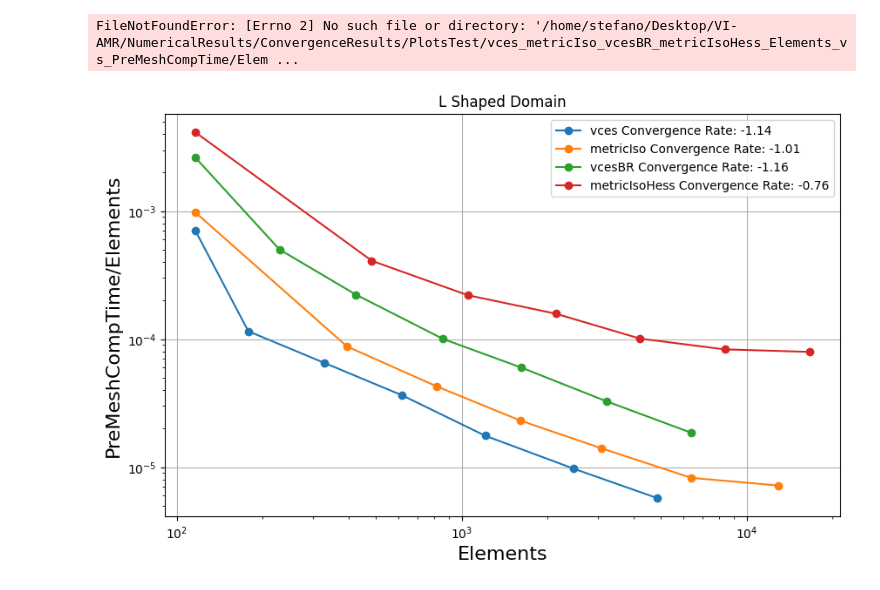
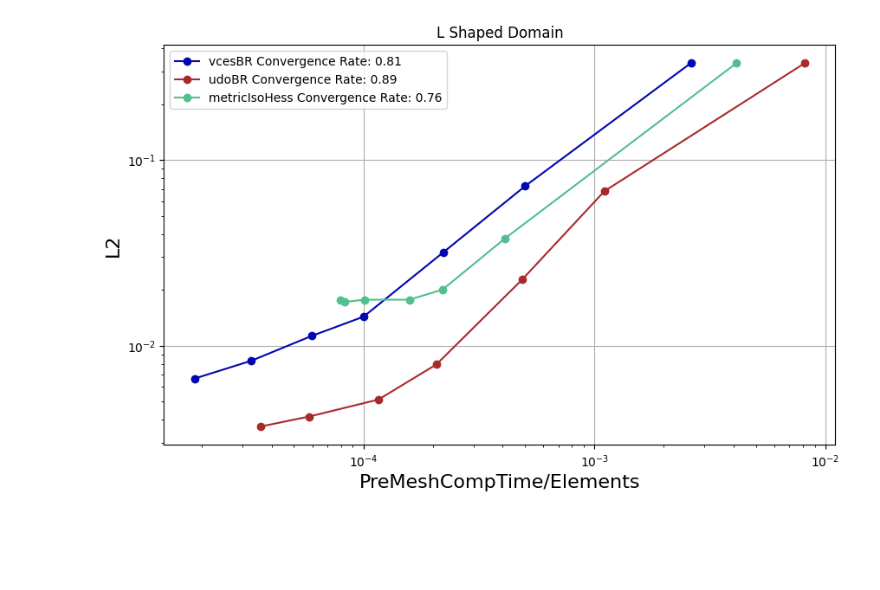
Before and after one commit to StefanoFochesatto/VI-AMR, a Jupyter notebook: NumericalResults/ConvergenceResults/PlotExplorer.ipynb, the cells around one changed output. Drawn from its saved outputs; the diff is of its cells as text; code cells hidden in the pictures; blank space fills up the shorter version.

Commit message:
refactored generatePlots, cleaned up results

```diff
--- a/NumericalResults/ConvergenceResults/PlotExplorer.ipynb
+++ b/NumericalResults/ConvergenceResults/PlotExplorer.ipynb
@@ -7,7 +7,7 @@ import os
 import argparse
 # %%
 
-def getPlot(Convdf, methodslist, x, y, title, plottype=None, legend = True):
+def getPlot(Convdf, methodslist, x, y, title, plottype=None, methodcolors = None,legend = True):
 
     # plotting types
     if plottype == "loglog":
@@ -20,24 +20,24 @@ def getPlot(Convdf, methodslist, x, y, title, plottype=None, legend = True):
         plt.figure(figsize=(10, 6))
         for i, method in enumerate(methodslist):
             plt.loglog(Convdf[method][x].to_numpy(), Convdf[method][y].to_numpy(
-            ), label=f'{method} Convergence Rate: {convrates[i]:.2f}', marker='o')
+            ), color = methodcolors[method], label=f'{method} Convergence Rate: {convrates[i]:.2f}', marker='o')
 
     elif plottype == "semilogx":
         plt.figure(figsize=(10, 6))
         for i, method in enumerate(methodslist):
             plt.semilogx(Convdf[method][x].to_numpy(),
-                         Convdf[method][y].to_numpy(), marker='o')
+                         Convdf[method][y].to_numpy(),color = methodcolors[method], marker='o')
     elif plottype == "semilogy":
         plt.figure(figsize=(10, 6))
         for i, method in enumerate(methodslist):
             plt.semilogy(Convdf[method][x].to_numpy(),
-                         Convdf[method][y].to_numpy(), marker='o')
+                         Convdf[method][y].to_numpy(),color = methodcolors[method], marker='o')
 
     else:
         plt.figure(figsize=(10, 6))
         for i, method in enumerate(methodslist):
             plt.plot(Convdf[method][x].to_numpy(),
-                     Convdf[method][y].to_numpy(), marker='o')
+                     Convdf[method][y].to_numpy(), color = methodcolors[method],marker='o')
 
     plt.xlabel(x, fontsize=16)
     plt.ylabel(y, fontsize=16)
@@ -56,7 +56,7 @@ def getPlot(Convdf, methodslist, x, y, title, plottype=None, legend = True):
         concattitle += method + "_"
 
     file_title = f"{concattitle}{x}_vs_{y}.png".replace(" ", "_")
-    plt.savefig(os.path.join(results_dir, file_title))
+    #plt.savefig(os.path.join(results_dir, file_title))
 
 
 def create_multiindex_dataframe(result_dir, methodlist):
@@ -81,6 +81,27 @@ current_dir = os.getcwd()
 results_dir = os.path.join(current_dir, "ResultsLShaped")
 methodlist = [os.path.splitext(filename)[0] for filename in os.listdir(results_dir)]
 Convdf = create_multiindex_dataframe(results_dir, methodlist)
+# %%
+# Hardcoded high-saturation colors (hex codes)
+methodcolors = {
+    # Group 1: metric* methods (blues)
+    'metricIso': '#317256',     # Vibrant blue
+    'metricIsoHess': '#52bf90', # Slightly lighter blue
+
+    # Group 2: vces* methods (blues)
+    'vces': '#0021f3',
+    'vcesBR': '#0006b1',
+    'vcesUnif': '#05014a',
+
+
+    # Group 3: udo* methods (greens)
+    'udo': '#440909',           # Bold green
+    'udoBR': '#a72b2b',         # Medium green
+    'udoUnif': '#d09c9c',       # Light green
+
+    # Standalone methods (unique colors)
+    'uniform': '#9467bd',       # Purple (distinct from groups)
+}
 # %%
 # Compute things on the dataframe
 for method in methodlist:
@@ -99,5 +148,5 @@ FileNotFoundError: [Errno 2] No such file or directory: '/home/stefano/Desktop/V
 # %%
-getPlot(Convdf, ['vces', 'metricIso', 'vcesBR', 'metricIsoHess'] , 'Elements', 'PreMeshCompTime/Elements', 'L Shaped Domain', plottype='loglog', legend = True)
+getPlot(Convdf, ['vcesBR', 'udoBR', 'metricIsoHess'] , 'PreMeshCompTime/Elements', 'L2', 'L Shaped Domain', plottype='loglog',methodcolors=methodcolors, legend = True)
+# We need to tune the metric averaging
 # %% [output]
-FileNotFoundError: [Errno 2] No such file or directory: '/home/stefano/Desktop/VI-AMR/NumericalResults/ConvergenceResults/PlotsTest/vces_metricIso_vcesBR_metricIsoHess_Elements_vs_PreMeshCompTime/Elem ...
-[figure, old version]
+[figure, new version]
```
Also changed, not shown: parts of 14 cells of this notebook, 55 other files.
